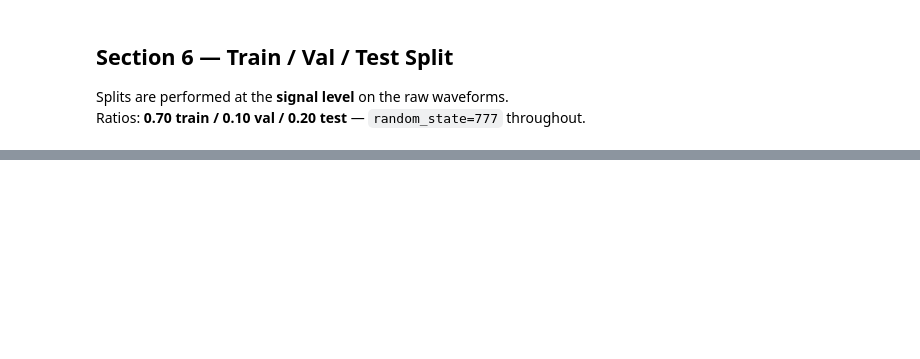
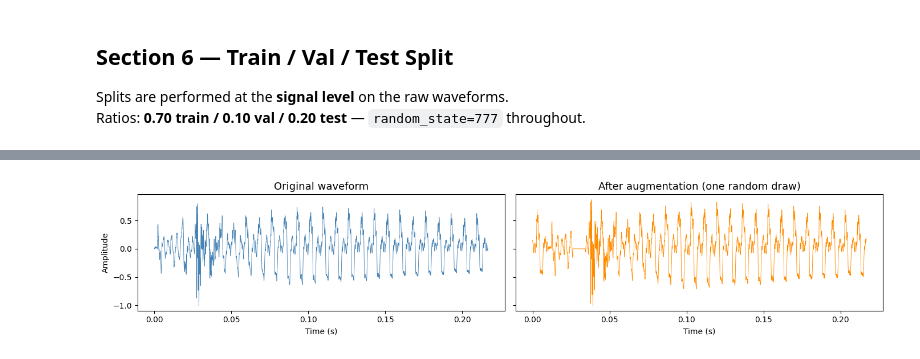
Before and after one commit to purduelamm/purdue_me597_iiot, a Jupyter notebook: ml_tutorial/ML9/ML9_Code1.ipynb, the cells around one changed output, grey strips where cells are left out. Cells and saved outputs as stored; diff of their text form; code cells hidden in the pictures; blank space fills up the shorter version.

Commit message:
PyTorch updates

```diff
--- a/ml_tutorial/ML9/ML9_Code1.ipynb
+++ b/ml_tutorial/ML9/ML9_Code1.ipynb
@@ -205,67 +328,56 @@ the `tf.data` graph and run efficiently on GPU without leaving the accelerator.
 # %%
-# ── Augmentation helpers (all TF-native, run inside tf.data graph) ─────────
+# ── Augmentation helper (applies stochastic transformations) ───────────────
 
-def augment_waveform(waveform, label):
+def augment_waveform(waveform):
     """
     Applies five stochastic augmentations to a single 1-D waveform tensor.
-    Called via Dataset.map() on the training pipeline only.
-    Input / output: float32 waveform in [-1.0, +1.0], int32 label (unchanged).
+    Input / output: float32 waveform in [-1.0, +1.0].
     """
-    sig_len = tf.shape(waveform)[0]
+    sig_len = waveform.shape[0]
 
-    # 1. Additive Gaussian noise (σ = 0.005) ──────────────────────────────────
-    noise    = tf.random.normal(shape=tf.shape(waveform), stddev=0.005)
-    waveform = tf.clip_by_value(waveform + noise, -1.0, 1.0)
+    # 1. Additive Gaussian noise (σ = 0.005)
+    noise = torch.randn(sig_len) * 0.005
+    waveform = torch.clamp(waveform + noise, -1.0, 1.0)
 
-    # 2. Random amplitude scaling ─────────────────────────────────────────────
-    scale    = tf.random.uniform((), minval=0.75, maxval=1.25)
-    waveform = tf.clip_by_value(waveform * scale, -1.0, 1.0)
+    # 2. Random amplitude scaling [0.75, 1.25]
+    scale = torch.empty(1).uniform_(0.75, 1.25).item()
+    waveform = torch.clamp(waveform * scale, -1.0, 1.0)
 
-    # 3. Circular time shift (up to ±10 % of signal length) ──────────────────
-    max_shift = tf.cast(tf.cast(sig_len, tf.float32) * 0.10, tf.int32)
-    shift     = tf.random.uniform((), minval=-max_shift, maxval=max_shift,
-                                  dtype=tf.int32)
-    waveform  = tf.roll(waveform, shift=shift, axis=0)
+    # 3. Circular time shift (up to ±10 % of signal length)
+    max_shift = int(sig_len * 0.10)
+    shift = torch.randint(-max_shift, max_shift + 1, (1,)).item()
+    waveform = torch.roll(waveform, shifts=shift, dims=0)
 
-    # 4. Polarity flip (p = 0.50) ─────────────────────────────────────────────
-    flip     = tf.random.uniform(()) < 0.5
-    waveform = tf.cond(flip, lambda: -waveform, lambda: waveform)
+    # 4. Polarity flip (p = 0.50)
+    if torch.rand(1).item() < 0.5:
+        waveform = -waveform
 
-    # 5. Random time masking (up to 10 % of signal zeroed out) ───────────────
-    mask_max   = tf.cast(tf.cast(sig_len, tf.float32) * 0.10, tf.int32)
-    mask_len   = tf.random.uniform((), minval=0, maxval=mask_max + 1,
-                                   dtype=tf.int32)
-    mask_start = tf.random.uniform((), minval=0,
-                                   maxval=tf.maximum(sig_len - mask_len, 1),
-                                   dtype=tf.int32)
-    indices  = tf.range(sig_len)
-    keep     = ~((indices >= mask_start) & (indices < mask_start + mask_len))
-    waveform = waveform * tf.cast(keep, tf.float32)
+    # 5. Random time masking (up to 10 % of signal zeroed out)
+    mask_max = int(sig_len * 0.10)
+    mask_len = torch.randint(0, mask_max + 1, (1,)).item()
+    if mask_len > 0:
+        mask_start = torch.randint(0, max(1, sig_len - mask_len), (1,)).item()
+        waveform[mask_start : mask_start + mask_len] = 0.0
 
-    return waveform, label
+    return waveform
 
+# Quick sanity check
+sample_wave = torch.tensor(TrainWaveforms[0])
+aug_wave = augment_waveform(sample_wave.clone())
 
-# Quick sanity check: run one sample through the augmentation function
-sample_wave = tf.constant(TrainWaveforms[0])
-sample_lbl  = tf.constant(TrainLabels[0])
-aug_wave, _ = augment_waveform(sample_wave, sample_lbl)
+print(f'Original waveform  — min: {sample_wave.min():.4f}, max: {sample_wave.max():.4f}')
+print(f'Augmented waveform — min: {aug_wave.min():.4f}, max: {aug_wave.max():.4f}')
 
-print(f'Original waveform  — min: {sample_wave.numpy().min():.4f}, '
-      f'max: {sample_wave.numpy().max():.4f}, '
-      f'shape: {sample_wave.shape}')
-print(f'Augmented waveform — min: {aug_wave.numpy().min():.4f}, '
-      f'max: {aug_wave.numpy().max():.4f}, '
-      f'shape: {aug_wave.shape}')
-
-# Visual comparison: original vs augmented
-t = np.arange(len(sample_wave.numpy())) / 16000
+# Visual comparison
+t = np.arange(len(sample_wave)) / 32000
 fig, axes = plt.subplots(1, 2, figsize=(14, 3), sharey=True)
 axes[0].plot(t, sample_wave.numpy(), color='steelblue', linewidth=0.6)
 axes[0].set_title('Original waveform', fontsize=13)
-axes[0].set_xlabel('Time (s)')
-axes[0].set_ylabel('Amplitude')
-axes[1].plot(t, aug_wave.numpy(),    color='darkorange', linewidth=0.6)
+axes[0].set_xlabel('Time (s)'); axes[0].set_ylabel('Amplitude')
+
+axes[1].plot(t, aug_wave.numpy(), color='darkorange', linewidth=0.6)
 axes[1].set_title('After augmentation (one random draw)', fontsize=13)
 axes[1].set_xlabel('Time (s)')
 plt.tight_layout()
 plt.show()
+# %% [output]
@@ -271,0 +386 @@ plt.show()
+[figure, added]
```
Also changed, not shown: parts of 35 cells of this notebook, 4 other files.
